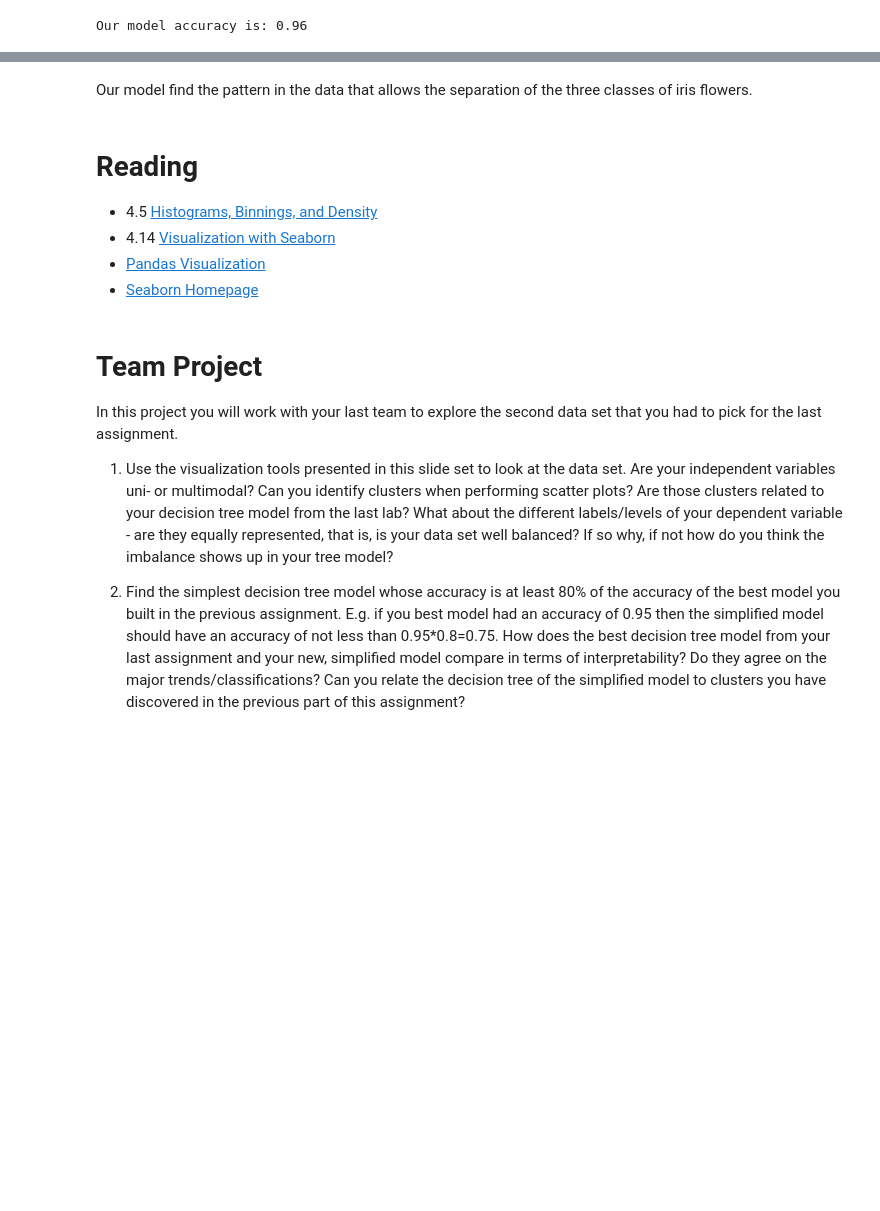
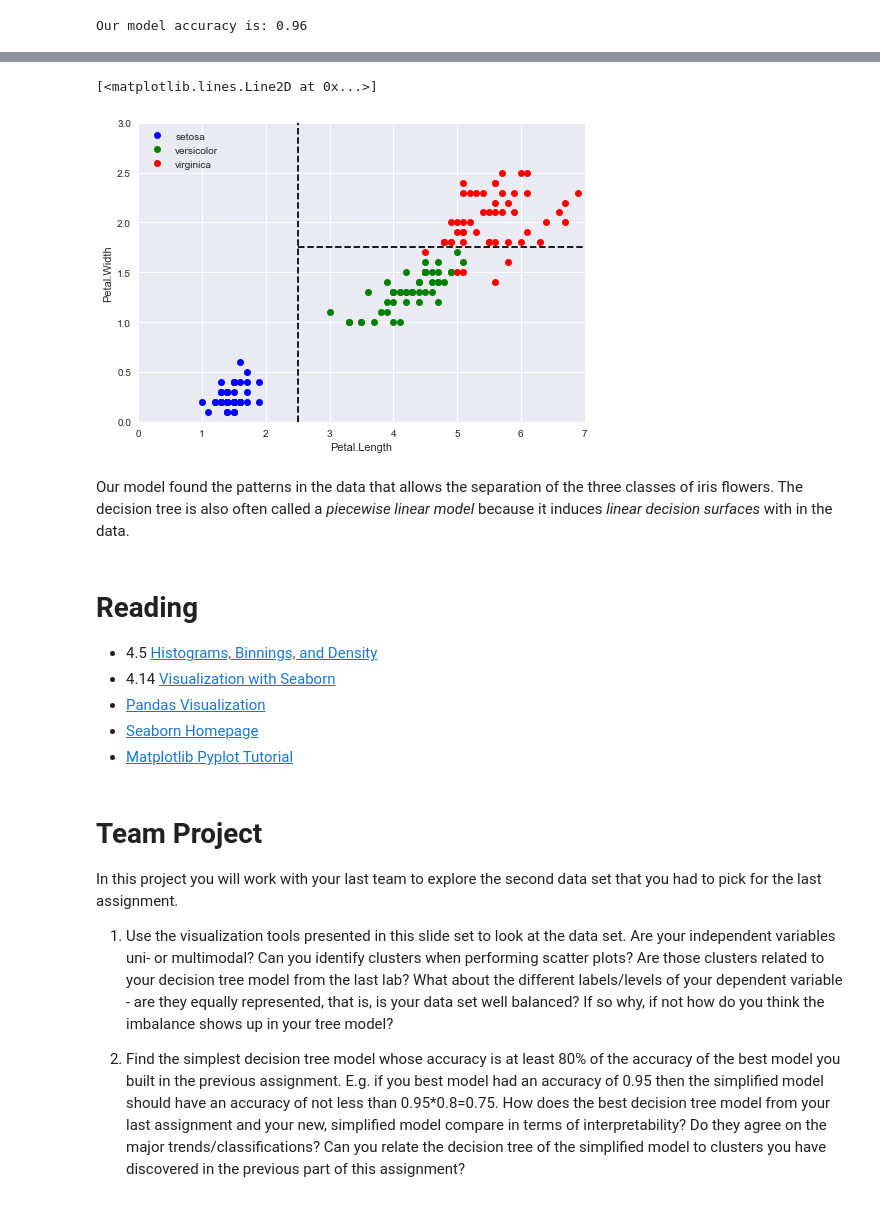
Before and after one commit to lutzhamel/CSC310, a Jupyter notebook: notes/09-visualization.ipynb, the cells around one changed output, grey strips where cells are left out. Cells and saved outputs as stored; diff of their text form; code cells hidden in the pictures; blank space fills up the shorter version.

```diff
--- a/notes/09-visualization.ipynb
+++ b/notes/09-visualization.ipynb
@@ -265,0 +263,4 @@ sns.pairplot(iris_df, hue='Species', size=4, y_vars=["Petal.Width"], x_vars=["Pe
+# %%
+import matplotlib.pyplot as plt
+shrink_df = iris_df[['Petal.Width','Petal.Length','Species']]
+shrink_df.head()
@@ -266,5 +274,25 @@ sns.pairplot(iris_df, hue='Species', size=4, y_vars=["Petal.Width"], x_vars=["Pe
+# %%
+setosa_df = shrink_df[shrink_df.Species == 'setosa']
+versicolor_df = shrink_df[shrink_df.Species == 'versicolor']
+virginica_df = shrink_df[shrink_df.Species == 'virginica']
+# %%
+# scatter plot of the data
+plt.plot(setosa_df['Petal.Length'],setosa_df['Petal.Width'],'bo')
+plt.plot(versicolor_df['Petal.Length'],versicolor_df['Petal.Width'],'go')
+plt.plot(virginica_df['Petal.Length'],virginica_df['Petal.Width'],'ro')
+plt.axis([0, 7, 0, 3])
+plt.xlabel('Petal.Length')
+plt.ylabel('Petal.Width')
+plt.legend(['setosa','versicolor','virginica'])
+
+# plotting the tree decision surfaces
+plt.plot([2.5,2.5],[0,3.0],'k--')
+plt.plot([2.5,7.0],[1.75,1.75], 'k--')
+# %% [output]
+[<matplotlib.lines.Line2D at 0x...>]
+[figure, added]
 # %% [markdown]
-Our model find the pattern in the data that allows the separation of the three classes of iris flowers.
+Our model found the patterns in the data that allows the separation of the three classes of iris flowers. The decision tree is also often called a *piecewise linear model* because it induces *linear decision surfaces* with in the data.
 # %% [markdown]
 # Reading
 
@@ -272,6 +300,7 @@ Our model find the pattern in the data that allows the separation of the three c
 * 4.14 [Visualization with Seaborn](https://jakevdp.github.io/PythonDataScienceHandbook/04.14-visualization-with-seaborn.html)
 * [Pandas Visualization](https://pandas.pydata.org/pandas-docs/stable/user_guide/visualization.html)
 * [Seaborn Homepage](http://seaborn.pydata.org/index.html)
+* [Matplotlib Pyplot Tutorial](https://matplotlib.org/tutorials/introductory/pyplot.html#sphx-glr-tutorials-introductory-pyplot-py)
 # %% [markdown]
 # Team Project
 
```
Also changed, not shown: parts of 4 cells of this notebook, 2 other files.
